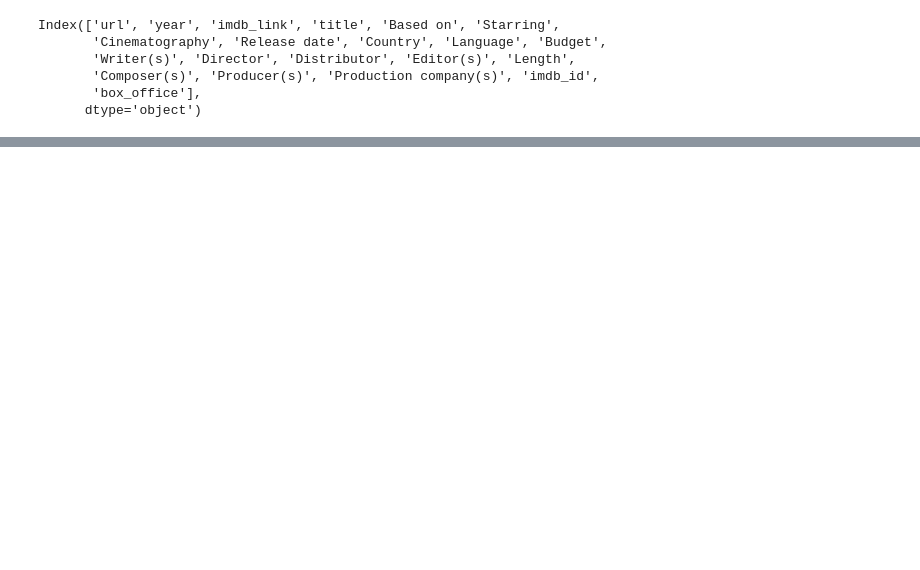
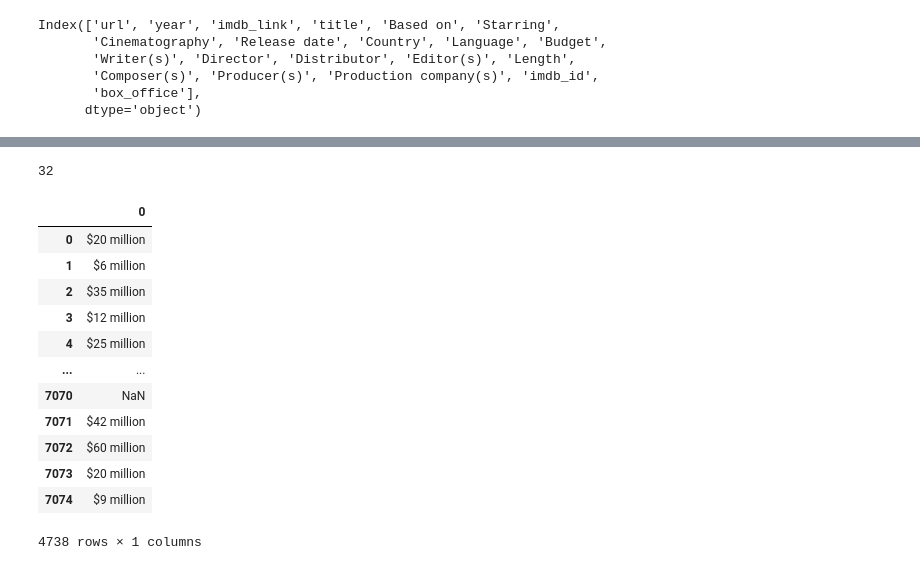
Before and after one commit to JoyRichardson/Movies_ETL, a Jupyter notebook: Module8_lesson.ipynb, the cells around one changed output, grey strips where cells are left out. Cells and saved outputs as stored; diff of their text form; code cells hidden in the pictures; blank space fills up the shorter version.

```diff
--- a/Module8_lesson.ipynb
+++ b/Module8_lesson.ipynb
@@ -765,3 +766,6 @@ Index(['url', 'year', 'imdb_link', 'title', 'Based on', 'Starring',
        'Composer(s)', 'Producer(s)', 'Production company(s)', 'imdb_id',
        'box_office'],
       dtype='object')
+# %%
+# Create a budget variable
+budget = wiki_movies_df['Budget'].dropna()
@@ -767,0 +788,3 @@ Index(['url', 'year', 'imdb_link', 'title', 'Based on', 'Starring',
+# %%
+# Convert lists to strings
+budget = budget.map(lambda x: ' '.join(x) if type(x) == list else x)
@@ -767,0 +807,3 @@ Index(['url', 'year', 'imdb_link', 'title', 'Based on', 'Starring',
+# %%
+# # Search for strings as a range and replace the dash with a dollar sign
+budget = budget.str.replace(r'\$.*[-—–](?![a-z])', '$', regex=True)
@@ -767,0 +845,24 @@ Index(['url', 'year', 'imdb_link', 'title', 'Based on', 'Starring',
+# %%
+# Remove citation references
+budget = budget.str.replace(r'\[\d+\]\s*', '')
+# Count to see which values do not fit the above formatting
+budget[~matches_form_one & ~matches_form_two].count()
+# %% [output]
+32
+# %%
+# Extract the matching forms
+budget.str.extract(f'({form_one}|{form_two})')
+# %% [output]
+|  | 0 |
+| 0 | $20 million |
+| 1 | $6 million |
+| 2 | $35 million |
+| 3 | $12 million |
+| 4 | $25 million |
+| ... | ... |
+| 7070 | NaN |
+| 7071 | $42 million |
+| 7072 | $60 million |
+| 7073 | $20 million |
+| 7074 | $9 million |
+4738 rows × 1 columns
```
Also changed, not shown: parts of 29 cells of this notebook.
